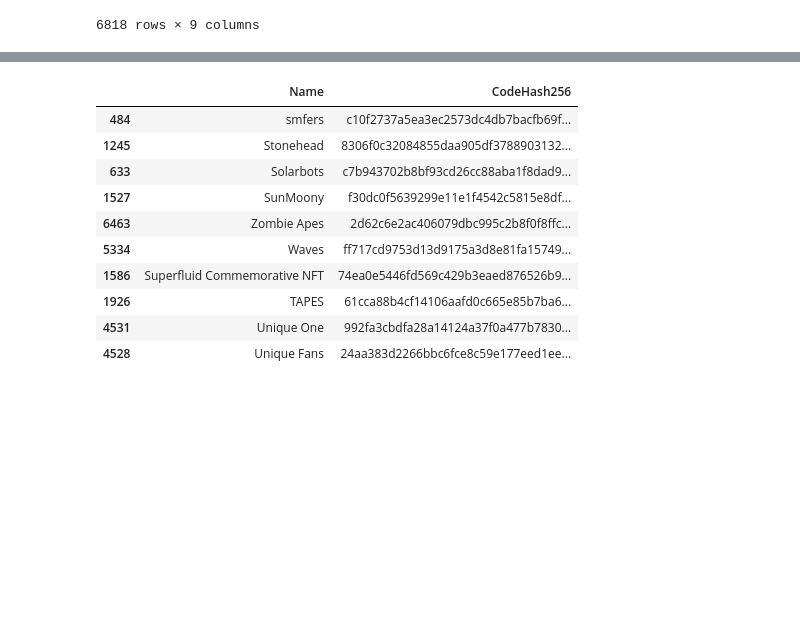
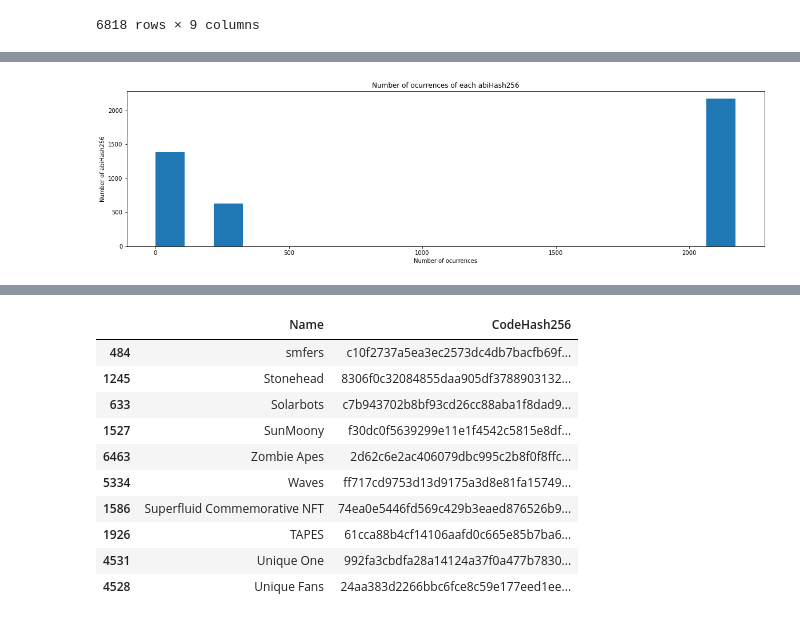
Before and after one commit to alexfrancow/nfts_research, a Jupyter notebook: Untitled.ipynb, the cells around one changed output, grey strips where cells are left out. Drawn from its saved outputs; the diff is of its cells as text; code cells hidden in the pictures; blank space fills up the shorter version.

Commit message:
complete dataset

```diff
--- a/Untitled.ipynb
+++ b/Untitled.ipynb
@@ -217,7 +244,7 @@ df.head(10)
 import re
 import numpy as np
 time.sleep(1)
-req = requests.get('https://etherscan.io/address/0xf1B4E7d982A1670488f3E341F930CC90c3B20Cd5#code',
+req = requests.get('https://etherscan.io/address/0xC799f57355677A19b91c722734743215513DEcE5#code',
                     headers = {
                 'User-Agent': 'Mozilla/5.0 (Windows NT 10.0; Win64; x64) AppleWebKit/537.36 (KHTML, like Gecko) Chrome/80.0.3987.163 Safari/537.36'
             })
@@ -232,6 +259,12 @@ print(contractDiv.find_next_sibling("div").getText())
 
 compilerDiv = soup.find("div", string="Compiler Version")
 print(compilerDiv.find_next_sibling("div").getText())
+
+webproject = soup.find("a", {"title" : "External Site - More Info"}).get('href')
+print(webproject)
+
+creator = soup.find("a", {"title" : "Creator Address"}).get('href').split('/')[-1]
+print(creator)
 
 
 code = []
@@ -380,8 +416,10 @@ See the caveats in the documentation: https://pandas.pydata.org/pandas-docs/stab
 | 12096 | 0 | 𝙵𝚘𝚡𝚂𝚖𝚘𝚞𝚕𝚍𝚎𝚛 | 0x17d242ed12fd6197d1c4e9619710728... | https://etherscan.io/token/0x17d2... | // SPDX-License-Identifier: MIT\n... | 7eb0abca8116895c4effaef0ffff53090... | [] | [] | ... |
 6818 rows × 9 columns
 # %%
+import json
+
 # Load dataset
-df = pd.read_excel('dataset/data105_abi.xlsx')
+df = pd.read_excel('dataset/data_121.xlsx')
 
 # Remove NaN
 df = df.dropna()
@@ -389,14 +427,24 @@ df = df.dropna()
 # Drop duplicate columns
 df = df.drop_duplicates(subset='Name', keep="first")
 
+# Get number of files
+df['totalFiles'] = df['Files'].apply(lambda x: len(x.split(',')))
+
 # Create a new column with the hash 256 of the code column
 import hashlib
 df['abiHash256'] = df['ABI'].apply(lambda x: hashlib.sha256((str(x)).encode('utf-8')).hexdigest())
 
 # Get number of ocurrences of each abiHash256
 df['Ocurrences'] = df.groupby('abiHash256')['abiHash256'].transform('count')
-df[df['Ocurrences'].between(2, 5)].sort_values(by=['abiHash256'])
+
+# Filter only 2-5 ocurrences
+#df = df[df['Ocurrences'].between(2, 5)].sort_values(by=['abiHash256'])
 
 # Json loads each row in the ABI column
 df['ABI'] = df['ABI'].apply(lambda x: json.loads(x))
+
+# delete unnamed columns
+df = df.drop(columns=['Unnamed: 0'])
+
+df
 # %% [output]
@@ -415,0 +464,11 @@ df['ABI'] = df['ABI'].apply(lambda x: json.loads(x))
+# %%
+# plot number of ocurrences of each abiHash256
+import matplotlib.pyplot as plt
+plt.figure(figsize=(20,5))
+plt.hist(df['Ocurrences'], bins=20)
+plt.xlabel('Number of ocurrences')
+plt.ylabel('Number of abiHash256')
+plt.title('Number of ocurrences of each abiHash256')
+plt.show()
+# %% [output]
+[figure, added]
```
Also changed, not shown: parts of 7 cells of this notebook, 6 other files.
